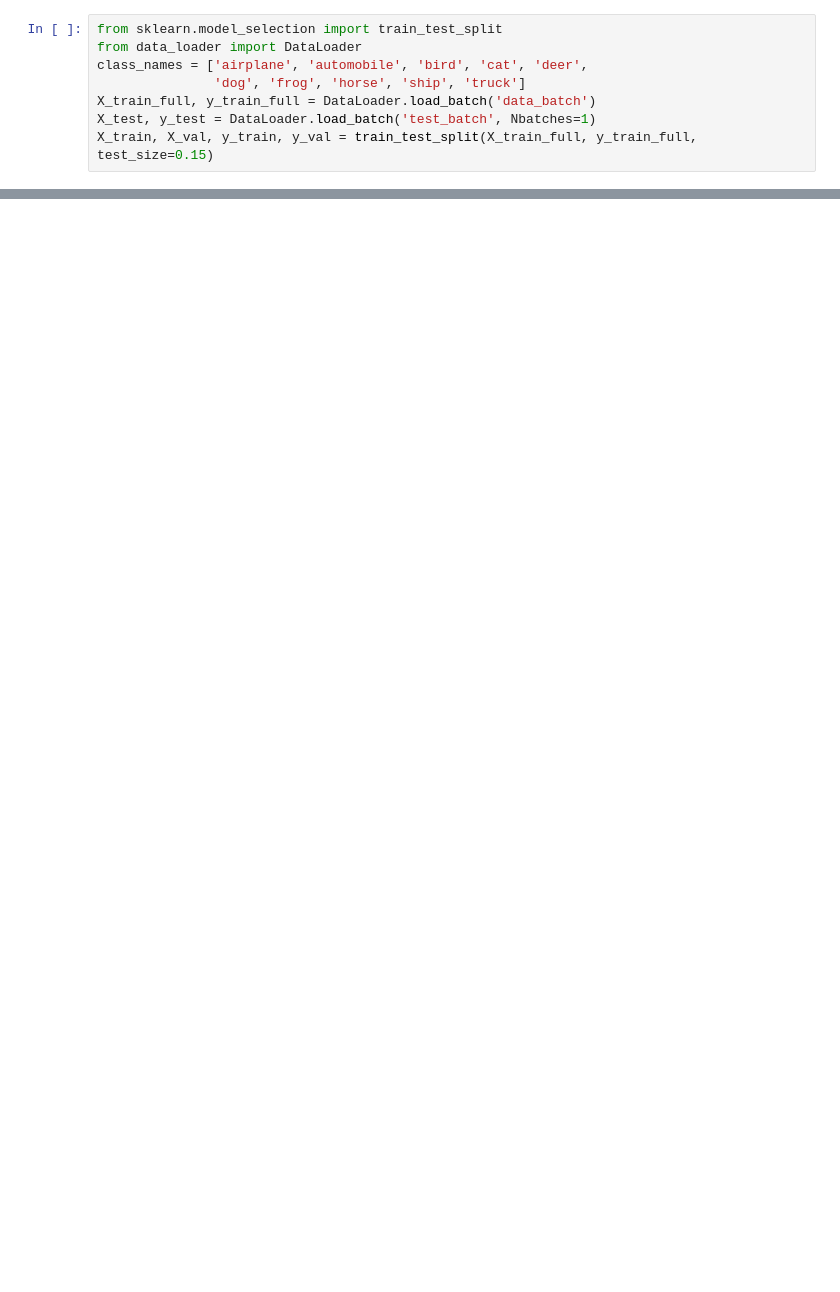
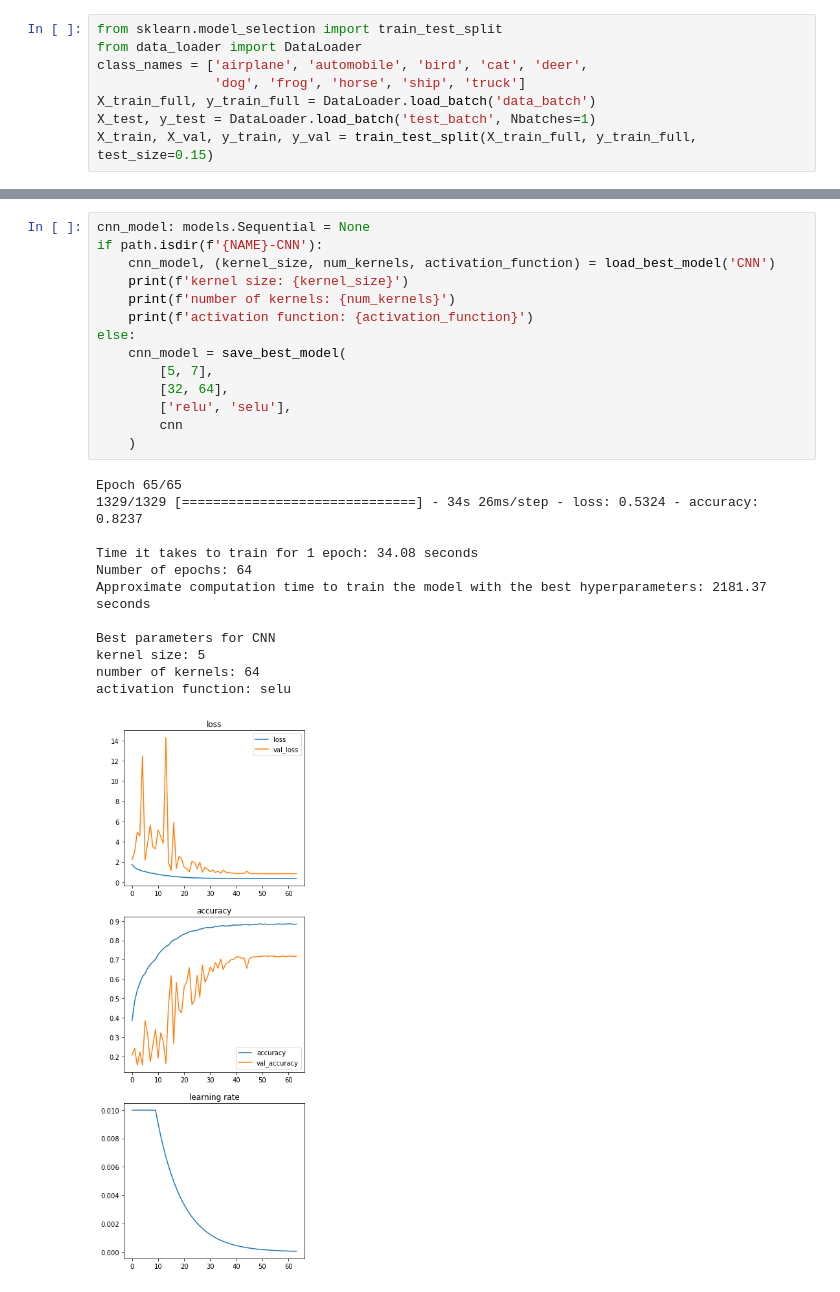
Before and after one commit to Kaiqi-Liang/CITS5508-Labs, a Jupyter notebook: labs/lab05/Liang_Kaiqi-lab05.ipynb, the cells around one changed output, grey strips where cells are left out. Cells and saved outputs as stored; diff of their text form; blank space fills up the shorter version.

```diff
--- a/labs/lab05/Liang_Kaiqi-lab05.ipynb
+++ b/labs/lab05/Liang_Kaiqi-lab05.ipynb
@@ -167,0 +212,27 @@ precision: 0.459
+# %%
+cnn_model: models.Sequential = None
+if path.isdir(f'{NAME}-CNN'):
+	cnn_model, (kernel_size, num_kernels, activation_function) = load_best_model('CNN')
+	print(f'kernel size: {kernel_size}')
+	print(f'number of kernels: {num_kernels}')
+	print(f'activation function: {activation_function}')
+else:
+	cnn_model = save_best_model(
+		[5, 7],
+		[32, 64],
+		['relu', 'selu'],
+		cnn
+	)
+# %% [output]
+Epoch 65/65
+1329/1329 [==============================] - 34s 26ms/step - loss: 0.5324 - accuracy: 0.8237
+
+Time it takes to train for 1 epoch: 34.08 seconds
+Number of epochs: 64
+Approximate computation time to train the model with the best hyperparameters: 2181.37 seconds
+
+Best parameters for CNN
+kernel size: 5
+number of kernels: 64
+activation function: selu
+[figure, added]
```
Also changed, not shown: parts of 31 cells of this notebook.
